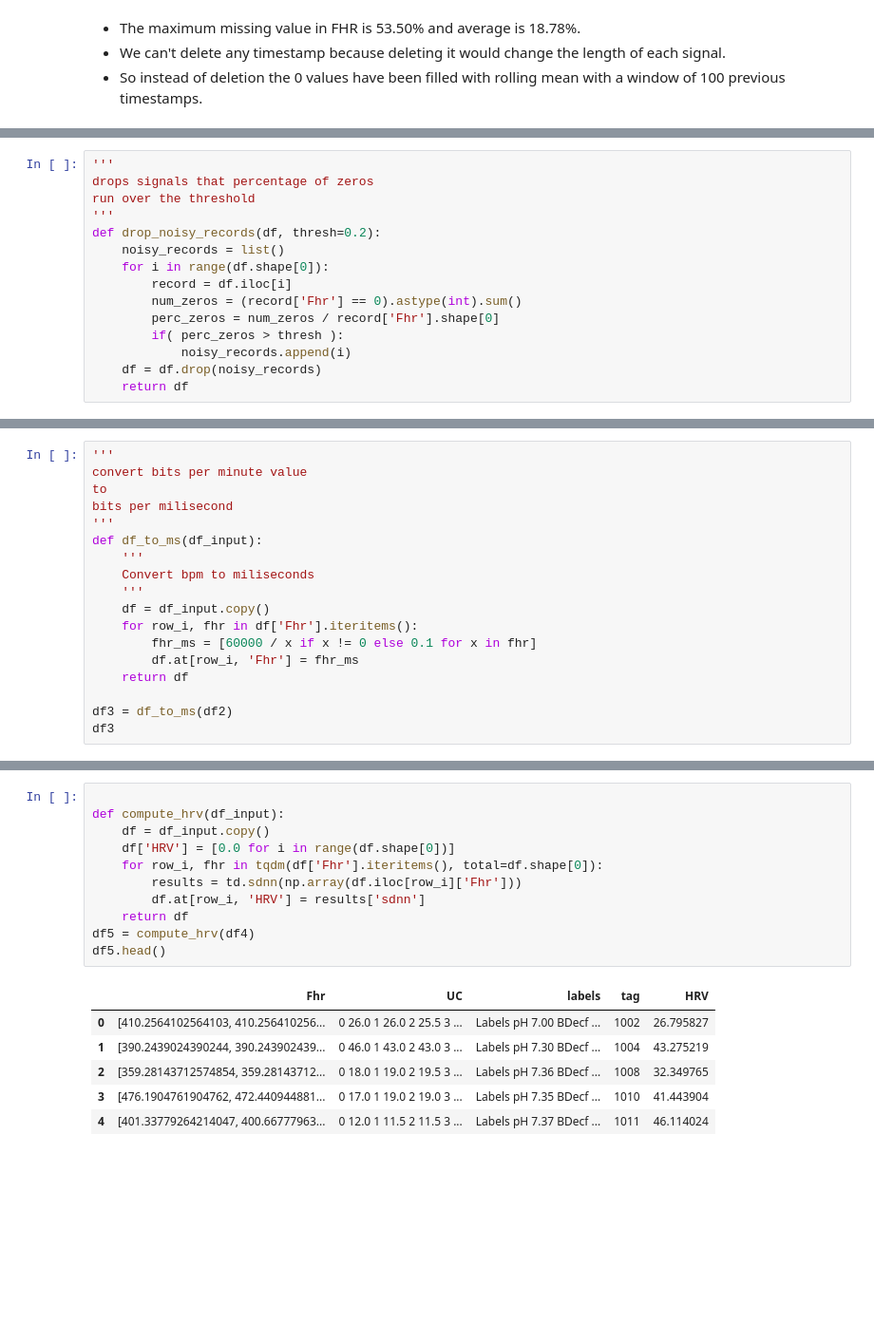
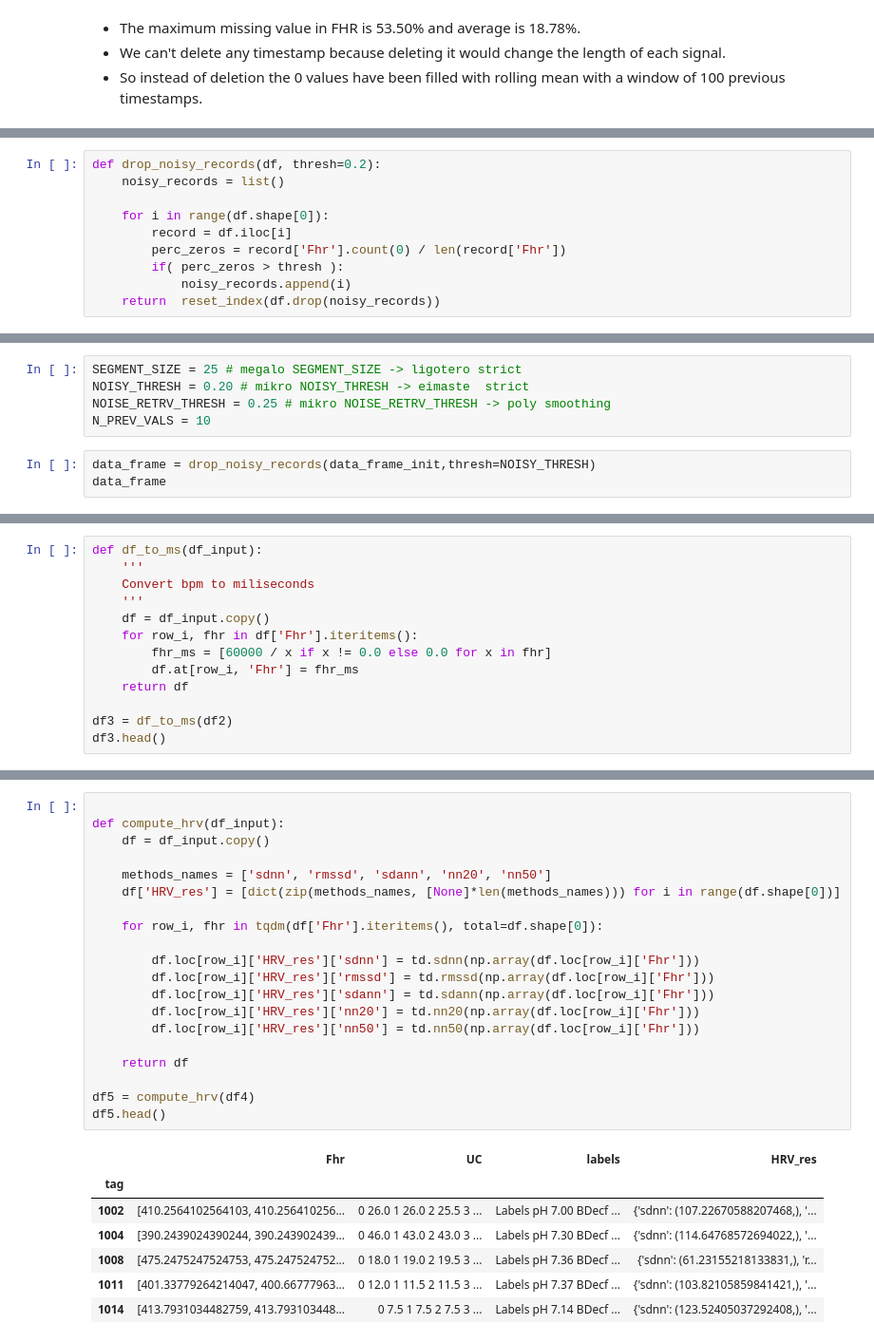
Before and after one commit to igeor/Cardiotocographic-Signal-Classification-based-on-Heart-Rate-Variability, a Jupyter notebook: analysis.ipynb, the cells around one changed output, grey strips where cells are left out. Shown at 95% size. Saved outputs shown, nothing was run; the diff lists cells and outputs as text; blank space fills up the shorter version.

```diff
--- a/analysis.ipynb
+++ b/analysis.ipynb
@@ -181,15 +171,10 @@ def get_zero_stats(df):
 # %%
-'''
-drops signals that percentage of zeros
-run over the threshold
-'''
 def drop_noisy_records(df, thresh=0.2):
     noisy_records = list()
+
     for i in range(df.shape[0]):
         record = df.iloc[i]
-        num_zeros = (record['Fhr'] == 0).astype(int).sum()
-        perc_zeros = num_zeros / record['Fhr'].shape[0]
+        perc_zeros = record['Fhr'].count(0) / len(record['Fhr'])
         if( perc_zeros > thresh ):
             noisy_records.append(i)
-    df = df.drop(noisy_records)
-    return df
+    return  reset_index(df.drop(noisy_records))
@@ -259,0 +181,8 @@ df2
+# %%
+SEGMENT_SIZE = 25 # megalo SEGMENT_SIZE -> ligotero strict
+NOISY_THRESH = 0.20 # mikro NOISY_THRESH -> eimaste  strict
+NOISE_RETRV_THRESH = 0.25 # mikro NOISE_RETRV_THRESH -> poly smoothing
+N_PREV_VALS = 10
+# %%
+data_frame = drop_noisy_records(data_frame_init,thresh=NOISY_THRESH)
+data_frame
@@ -268,19 +241,14 @@ ax[1].plot(data_frame.iloc[3]['Fhr'])
 # %%
-'''
-convert bits per minute value
-to
-bits per milisecond
-'''
 def df_to_ms(df_input):
     '''
     Convert bpm to miliseconds
     '''
     df = df_input.copy()
     for row_i, fhr in df['Fhr'].iteritems():
-        fhr_ms = [60000 / x if x != 0 else 0.1 for x in fhr]
+        fhr_ms = [60000 / x if x != 0.0 else 0.0 for x in fhr]
         df.at[row_i, 'Fhr'] = fhr_ms
     return df
 
 df3 = df_to_ms(df2)
-df3
+df3.head()
 # %% [output]
@@ -332,18 +299,28 @@ ax[1].plot(df4.iloc[2]['Fhr'])
 # %%
 
 def compute_hrv(df_input):
     df = df_input.copy()
-    df['HRV'] = [0.0 for i in range(df.shape[0])]
+
+    methods_names = ['sdnn', 'rmssd', 'sdann', 'nn20', 'nn50']
+    df['HRV_res'] = [dict(zip(methods_names, [None]*len(methods_names))) for i in range(df.shape[0])]
+
     for row_i, fhr in tqdm(df['Fhr'].iteritems(), total=df.shape[0]):
-        results = td.sdnn(np.array(df.iloc[row_i]['Fhr']))
-        df.at[row_i, 'HRV'] = results['sdnn']
+
+        df.loc[row_i]['HRV_res']['sdnn'] = td.sdnn(np.array(df.loc[row_i]['Fhr']))
+        df.loc[row_i]['HRV_res']['rmssd'] = td.rmssd(np.array(df.loc[row_i]['Fhr']))
+        df.loc[row_i]['HRV_res']['sdann'] = td.sdann(np.array(df.loc[row_i]['Fhr']))
+        df.loc[row_i]['HRV_res']['nn20'] = td.nn20(np.array(df.loc[row_i]['Fhr']))
+        df.loc[row_i]['HRV_res']['nn50'] = td.nn50(np.array(df.loc[row_i]['Fhr']))
+
     return df
+
 df5 = compute_hrv(df4)
 df5.head()
 # %% [output]
-|  | Fhr | UC | labels | tag | HRV |
-| 0 | [410.2564102564103, 410.256410256... | 0 26.0 1 26.0 2 25.5 3 ... | Labels pH 7.00 BDecf ... | 1002 | 26.795827 |
-| 1 | [390.2439024390244, 390.243902439... | 0 46.0 1 43.0 2 43.0 3 ... | Labels pH 7.30 BDecf ... | 1004 | 43.275219 |
-| 2 | [359.28143712574854, 359.28143712... | 0 18.0 1 19.0 2 19.5 3 ... | Labels pH 7.36 BDecf ... | 1008 | 32.349765 |
-| 3 | [476.1904761904762, 472.440944881... | 0 17.0 1 19.0 2 19.0 3 ... | Labels pH 7.35 BDecf ... | 1010 | 41.443904 |
-| 4 | [401.33779264214047, 400.66777963... | 0 12.0 1 11.5 2 11.5 3 ... | Labels pH 7.37 BDecf ... | 1011 | 46.114024 |
+|  | Fhr | UC | labels | HRV_res |
+| tag |  |  |  |  |
+| 1002 | [410.2564102564103, 410.256410256... | 0 26.0 1 26.0 2 25.5 3 ... | Labels pH 7.00 BDecf ... | {'sdnn': (107.22670588207468,), '... |
+| 1004 | [390.2439024390244, 390.243902439... | 0 46.0 1 43.0 2 43.0 3 ... | Labels pH 7.30 BDecf ... | {'sdnn': (114.64768572694022,), '... |
+| 1008 | [475.2475247524753, 475.247524752... | 0 18.0 1 19.0 2 19.5 3 ... | Labels pH 7.36 BDecf ... | {'sdnn': (61.23155218133831,), 'r... |
+| 1011 | [401.33779264214047, 400.66777963... | 0 12.0 1 11.5 2 11.5 3 ... | Labels pH 7.37 BDecf ... | {'sdnn': (103.82105859841421,), '... |
+| 1014 | [413.7931034482759, 413.793103448... | 0 7.5 1 7.5 2 7.5 3 ... | Labels pH 7.14 BDecf ... | {'sdnn': (123.52405037292408,), '... |
```
Also changed, not shown: parts of 26 cells of this notebook, 1 other file.
